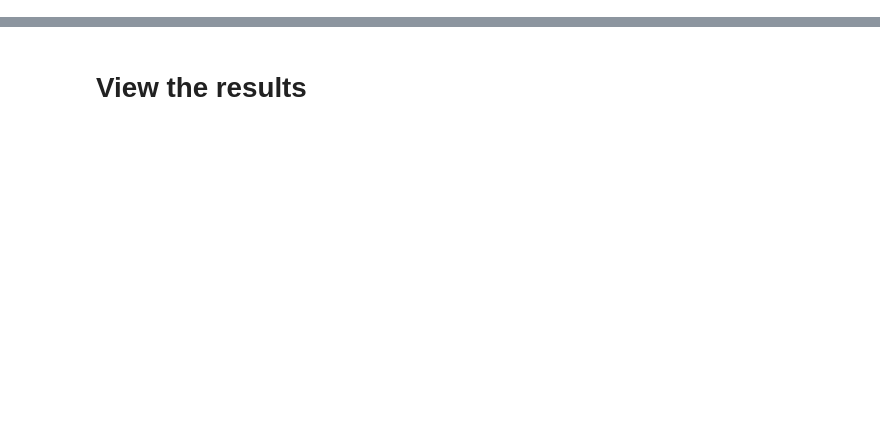
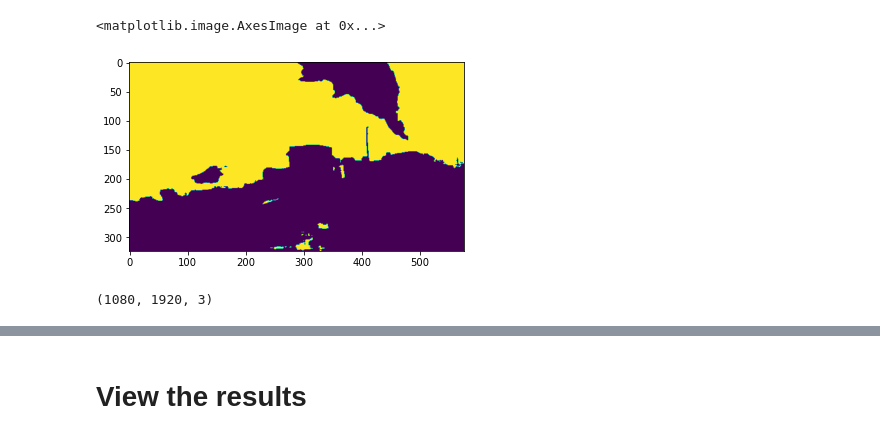
Before and after one commit to khoadaniel/vegetation-detection-railways, a Jupyter notebook: Hina/ROI_on_singleimage.ipynb, the cells around one changed output, grey strips where cells are left out. Cells and saved outputs as stored; diff of their text form; code cells hidden in the pictures; blank space fills up the shorter version.

```diff
--- a/Hina/ROI_on_singleimage.ipynb
+++ b/Hina/ROI_on_singleimage.ipynb
@@ -33,4 +35,5 @@ path_masks_resized = 'rs19_val/masks_resized/'
 # read the tram list and turn it into a dict
 tram_list = pd.read_csv('tram_filenames.csv')
 tram_dict = tram_list.iloc[:,1:].to_dict()
+label_of_interest=8
 # %%
@@ -62,0 +77,9 @@ Text(0.5, 1.0, 'Resized Image with (256, 256, 3) shape')
+# %%
+plt.imshow(mask_original_cv2_veg_resize)
+# %% [output]
+<matplotlib.image.AxesImage at 0x...>
+[figure, added]
+# %%
+image_cv2.shape
+# %% [output]
+(1080, 1920, 3)
```
Also changed, not shown: parts of 23 cells of this notebook, 1 other file.
